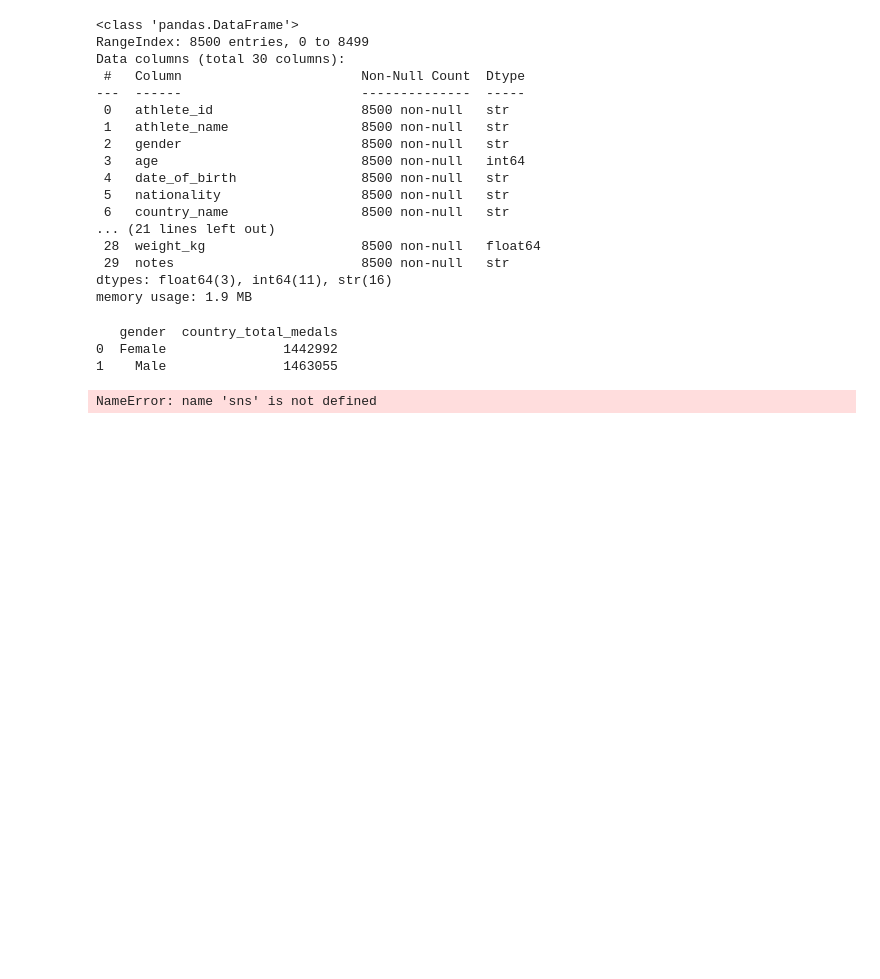
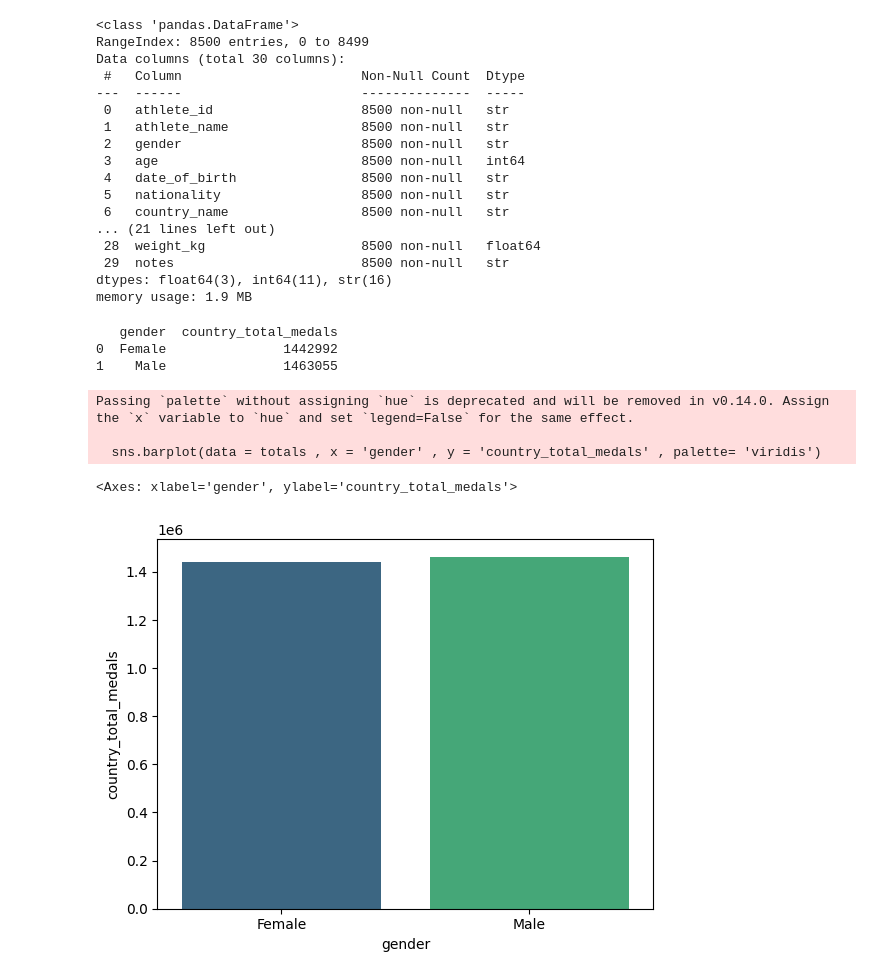
Before and after one commit to Yae-sine/AI_PLayground, a Jupyter notebook: ML/Olympics Athletes DataSet/notebooks/notebook.ipynb, the cells around one changed output. Drawn from its saved outputs; the diff is of its cells as text; code cells hidden in the pictures; blank space fills up the shorter version.

```diff
--- a/ML/Olympics Athletes DataSet/notebooks/notebook.ipynb
+++ b/ML/Olympics Athletes DataSet/notebooks/notebook.ipynb
@@ -93,13 +99,17 @@ memory usage: 1.9 MB
 # %%
 df.drop_duplicates(inplace= True)
 
-totals = df.groupby('gender')['country_total_medals'].sum().reset_index()
-print(totals)
+total_medals_by_gender= df.groupby('gender')['country_total_medals'].sum().reset_index()
+print(total_medals_by_gender)
 # %% [output]
    gender  country_total_medals
 0  Female               1442992
 1    Male               1463055
 # %%
-sns.barplot(data = totals , x = 'gender' , y = 'gold_medals' , palette= 'viridis')
+sns.barplot(data = total_medals_by_gender , x = 'gender' , y = 'country_total_medals' , palette= 'viridis')
 # %% [output]
-NameError: name 'sns' is not defined
+Passing `palette` without assigning `hue` is deprecated and will be removed in v0.14.0. Assign the `x` variable to `hue` and set `legend=False` for the same effect.
+
+  sns.barplot(data = totals , x = 'gender' , y = 'country_total_medals' , palette= 'viridis')
+<Axes: xlabel='gender', ylabel='country_total_medals'>
+[figure, added]
```
Also changed, not shown: parts of 3 cells of this notebook, 1 other file.
